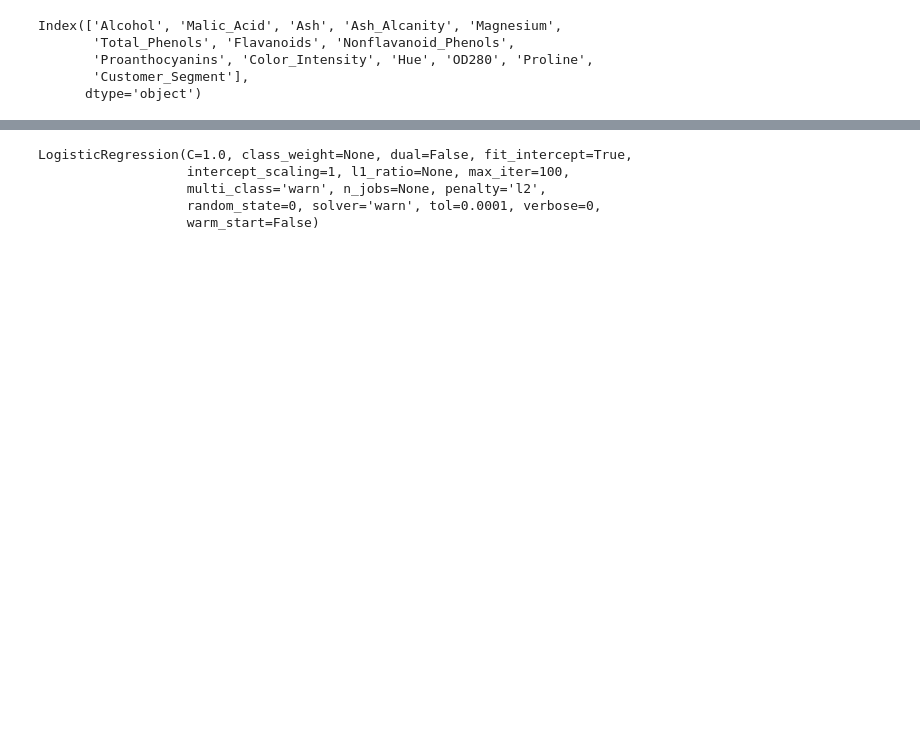
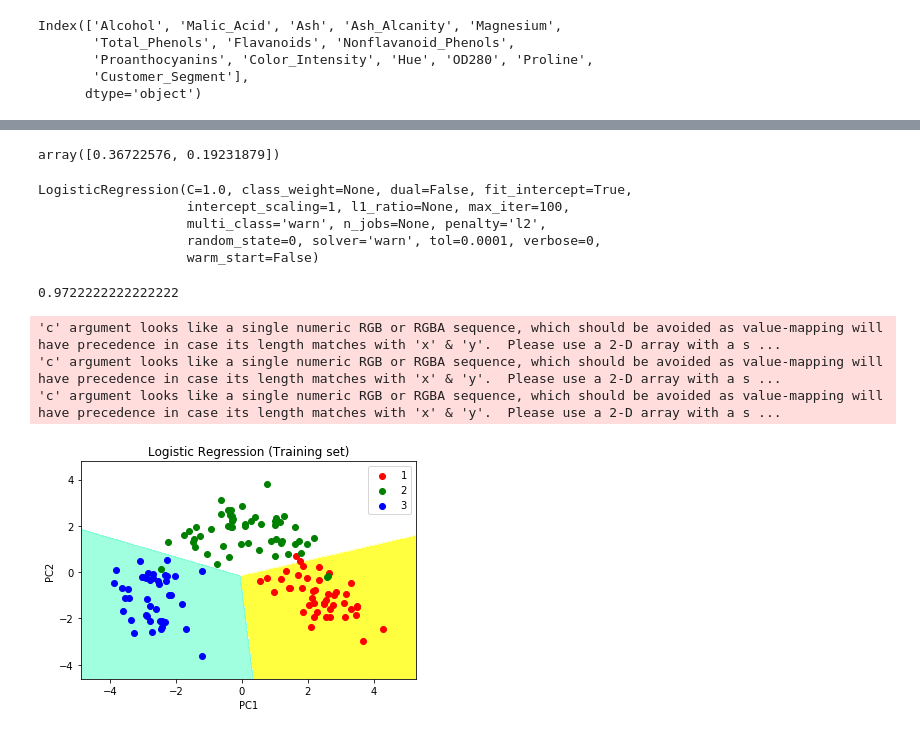
Before and after one commit to sneha-lohana/itv-machine-learning, a Jupyter notebook: 14.3 Feature Selection - Principal Component Analysis.ipynb, the cells around one changed output, grey strips where cells are left out. Saved outputs shown, nothing was run; the diff lists cells and outputs as text; code cells hidden in the pictures; blank space fills up the shorter version.

```diff
--- a/14.3 Feature Selection - Principal Component Analysis.ipynb
+++ b/14.3 Feature Selection - Principal Component Analysis.ipynb
@@ -70,6 +76,10 @@ X_train = pca.fit_transform(X_train)
 X_test = pca.transform(X_test)
 
 explained_variance = pca.explained_variance_ratio_
+# %%
+explained_variance
+# %% [output]
+array([0.36722576, 0.19231879])
 # %%
 # Fitting Logistic Regression To the training set
 from sklearn.linear_model import LogisticRegression
@@ -91,4 +101,59 @@ y_pred = classifier.predict(X_test)
 # test set of Y and predicted value.
 from sklearn.metrics import confusion_matrix
 cm = confusion_matrix(y_test, y_pred)
+# %%
+from sklearn.metrics import accuracy_score, f1_score
+
+print(accuracy_score(y_test, y_pred))
+# print(f1_score(y_test, y_pred))
+# f1_score works with only binary values, therefore we shall get an error over here
+# %% [output]
+0.9722222222222222
+# %%
+# Predicting the training set
+# result through scatter plot
+from matplotlib.colors import ListedColormap
+
+# creating a copy of the training set
+X_set, y_set = X_train, y_train
+
+# Here np.meshgrid(x,y) returns 2-D grid coordinates based on the coordinates contained in vectors x and y.
+# np.arange(start = X_set[:, 0].min() - 1, stop = X_set[:, 0].max() + 1, step = 0.01)
+# the above code is sorting the values of X_set for ploting purpose
+X1, X2 = np.meshgrid(np.arange(start = X_set[:, 0].min() - 1,
+                               stop = X_set[:, 0].max() + 1, step = 0.01),
+                     np.arange(start = X_set[:, 1].min() - 1,
+                               stop = X_set[:, 1].max() + 1, step = 0.01))
+
+# # contourf(X, Y, Z) = this is used to draw the partitions in the plot
+# X1.ravel() - reshapes the 2D array into 1D array
+# .T creates the transpose of the array
+# as the predict function returns 1D array we use .Reshape(X1.shape) to reshape it to 2D array
+# alpha is blending value, between 0 (transparent) and 1 (opaque).
+# cmap for the colours visible in the plot
+plt.contourf(X1, X2, classifier.predict(np.array([X1.ravel(), X2.ravel()]).T).reshape(X1.shape),
+             alpha = 0.75, cmap = ListedColormap(('yellow', 'white', 'aquamarine')))
+
+plt.xlim(X1.min(), X1.max())
+plt.ylim(X2.min(), X2.max())
+
+# # here we are splitting the data into 3 based on y value
+# X_set[y_set == j, 0] - this is going to return x values for the plot based on target
+# X_set[y_set == j, 1] - this is going to return y values for the plot based on target
+
+for i, j in enumerate(np.unique(y_set)):
+    plt.scatter(X_set[y_set == j, 0], X_set[y_set == j, 1], c = ListedColormap(('red', 'green', 'blue'))(i), label = j)
+
+plt.title('Logistic Regression (Training set)')
+plt.xlabel('PC1') # for Xlabel
+plt.ylabel('PC2') # for Ylabel
+plt.legend() # to show legend
+
+# show scatter plot
+plt.show()
+# %% [output]
+'c' argument looks like a single numeric RGB or RGBA sequence, which should be avoided as value-mapping will have precedence in case its length matches with 'x' & 'y'.  Please use a 2-D array with a s ...
+'c' argument looks like a single numeric RGB or RGBA sequence, which should be avoided as value-mapping will have precedence in case its length matches with 'x' & 'y'.  Please use a 2-D array with a s ...
+'c' argument looks like a single numeric RGB or RGBA sequence, which should be avoided as value-mapping will have precedence in case its length matches with 'x' & 'y'.  Please use a 2-D array with a s ...
+[figure, added]
 # %%
```
Also changed, not shown: parts of 7 cells of this notebook.
